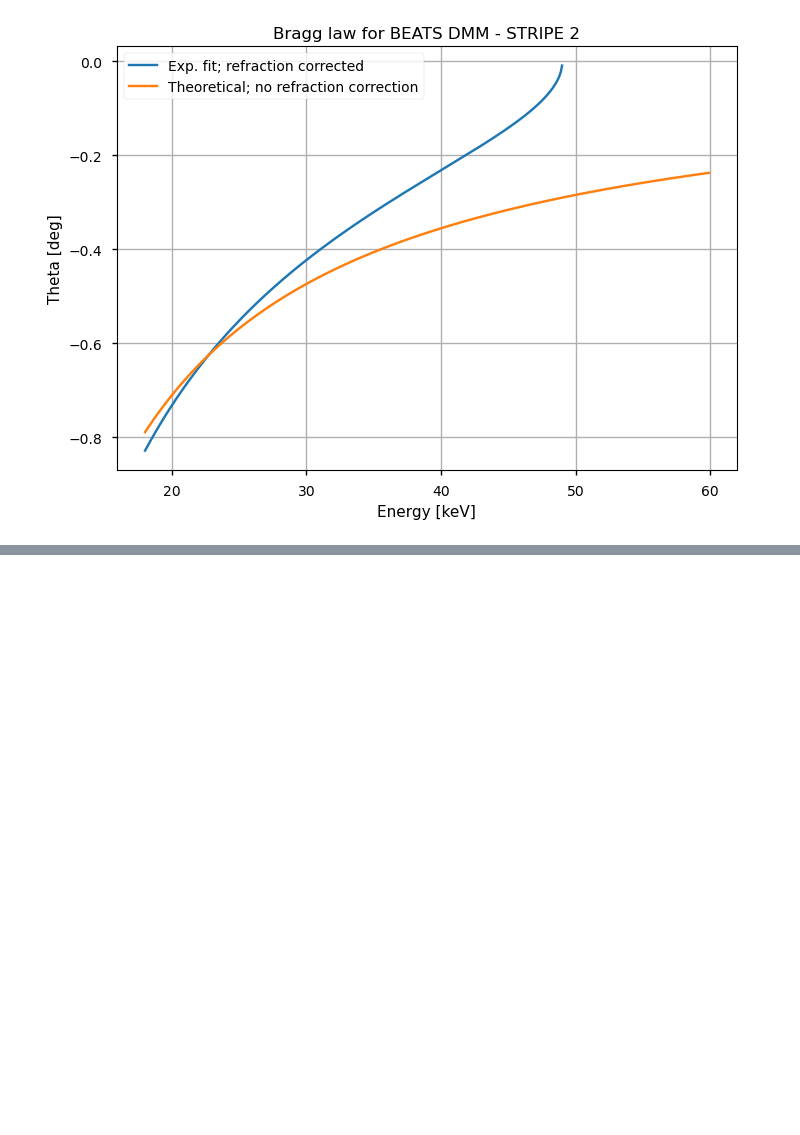
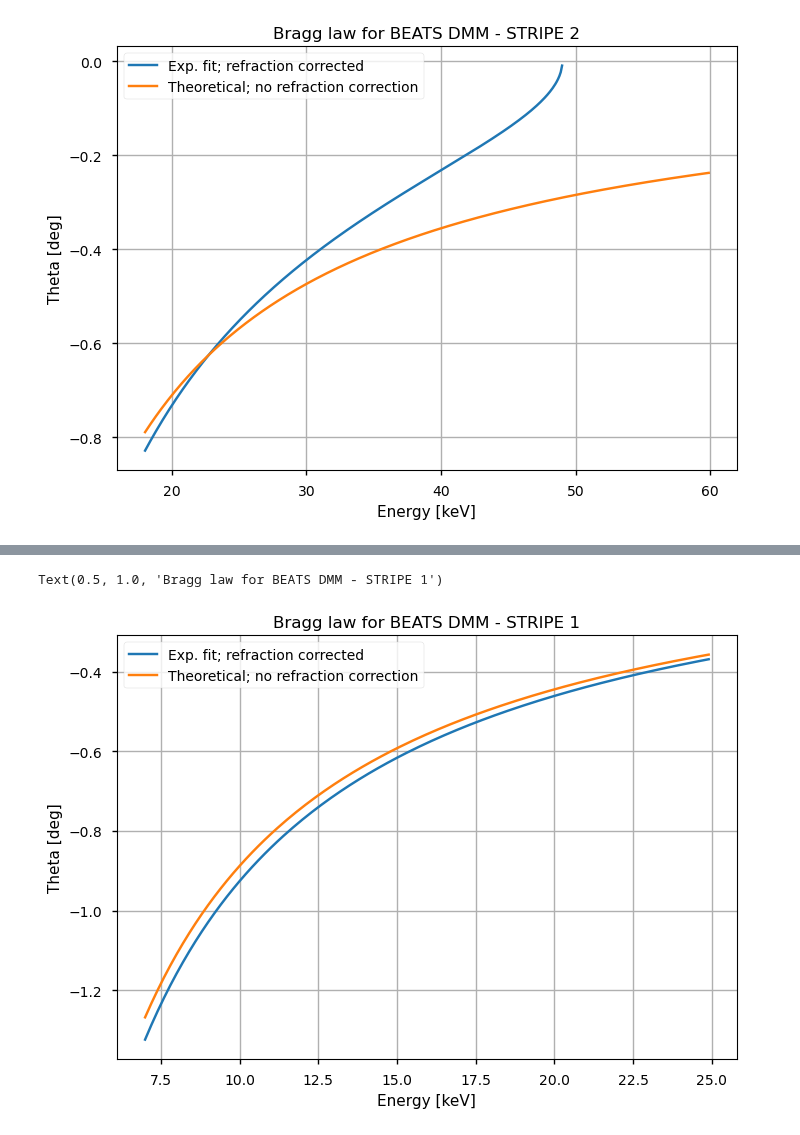
Before and after one commit to gianthk/BEATS_raytracing, a Jupyter notebook: BEATS_commissioning_DMM_energy_scans_process_results.ipynb, the cells around one changed output, grey strips where cells are left out. Saved outputs shown, nothing was run; the diff lists cells and outputs as text; code cells hidden in the pictures; blank space fills up the shorter version.

```diff
--- a/BEATS_commissioning_DMM_energy_scans_process_results.ipynb
+++ b/BEATS_commissioning_DMM_energy_scans_process_results.ipynb
@@ -154,0 +234,20 @@ Text(0.5, 1.0, 'Bragg law for BEATS DMM - STRIPE 2')
+# %%
+stripe1_energy = np.arange(7000., 25000., 100.) # [eV] - Working energy for stripe 1
+stripe1_lambda = 1239.842/stripe1_energy # [nm] - Corresponding K-edge wavelenghts
+# %%
+stripe1_theta = -np.arccos(np.sqrt(n_opt**2-(stripe1_lambda/(2*d_opt))**2))
+stripe1_theta_no_refraction = -np.arcsin(stripe1_lambda/(2*stripe1_d_nominal))
+# %%
+fig, ax = plt.subplots()
+plt.xlabel("Energy [keV]")
+plt.ylabel("Theta [deg]")
+
+bragg = ax.plot(stripe1_energy*1e-3, rad2deg(stripe1_theta), label='Exp. fit; refraction corrected')
+bragg_no_refraction = ax.plot(stripe1_energy*1e-3, rad2deg(stripe1_theta_no_refraction), label='Theoretical; no refraction correction')
+plt.grid('both')
+plt.legend()
+plt.title('Bragg law for BEATS DMM - STRIPE 1')
+# plt.style.use('seaborn-v0_8-talk')
+# %% [output]
+Text(0.5, 1.0, 'Bragg law for BEATS DMM - STRIPE 1')
+[figure, added]
```
Also changed, not shown: parts of 14 cells of this notebook.
